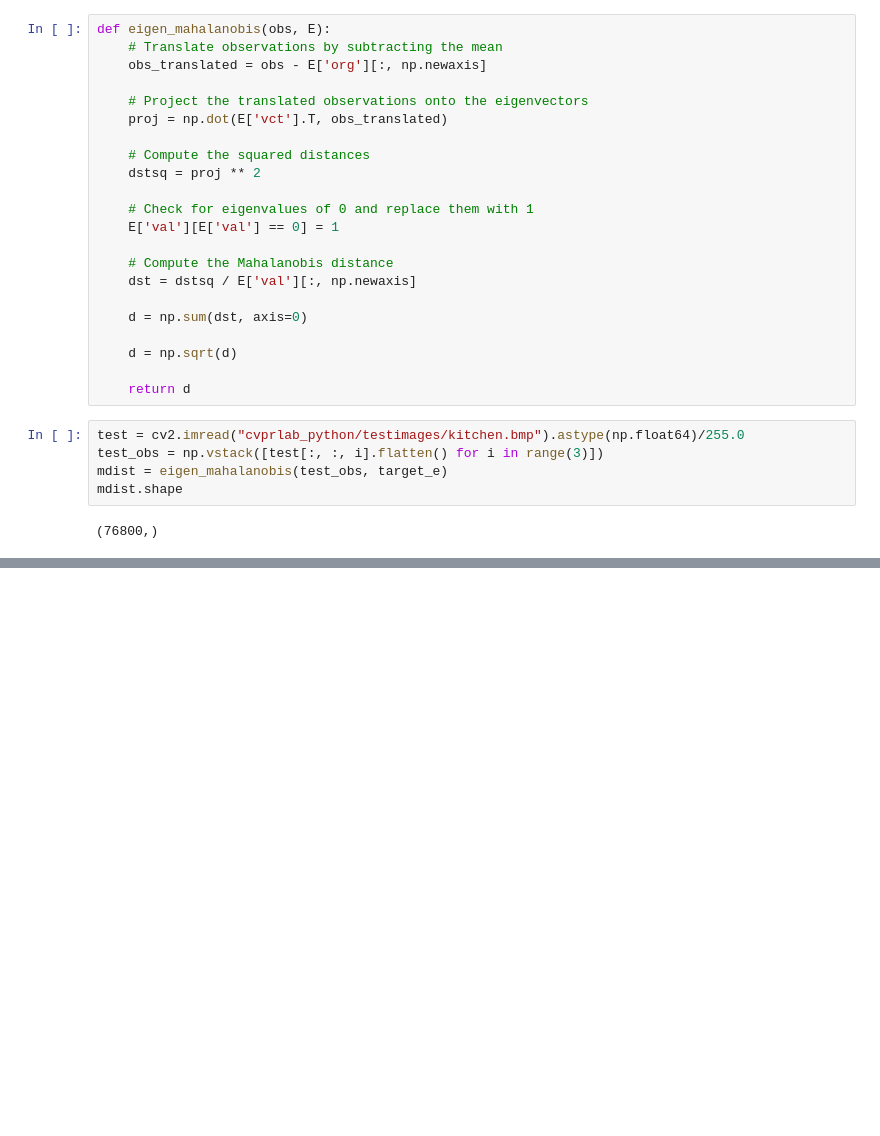
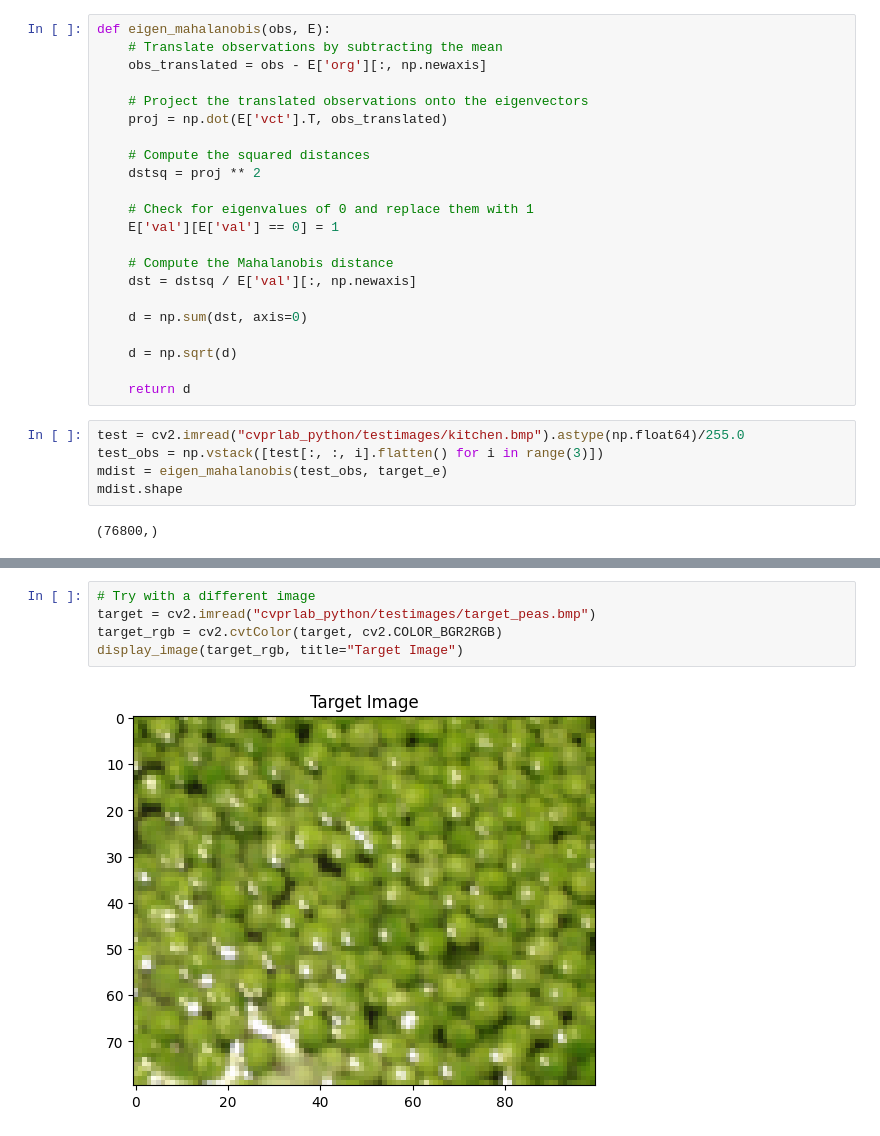
Before and after one commit to frankcholula/cvprlab, a Jupyter notebook: cvprlab_python/lab2/l2_pca.ipynb, the cells around one changed output, grey strips where cells are left out. Cells and saved outputs as stored; diff of their text form; blank space fills up the shorter version.

```diff
--- a/cvprlab_python/lab2/l2_pca.ipynb
+++ b/cvprlab_python/lab2/l2_pca.ipynb
@@ -181,0 +202,7 @@ display_image(nresult, "Mahalanobis Distance Map", cmap='gray')
+# %%
+# Try with a different image
+target = cv2.imread("cvprlab_python/testimages/target_peas.bmp")
+target_rgb = cv2.cvtColor(target, cv2.COLOR_BGR2RGB)
+display_image(target_rgb, title="Target Image")
+# %% [output]
+[figure, added]
```
Also changed, not shown: parts of 20 cells of this notebook.
